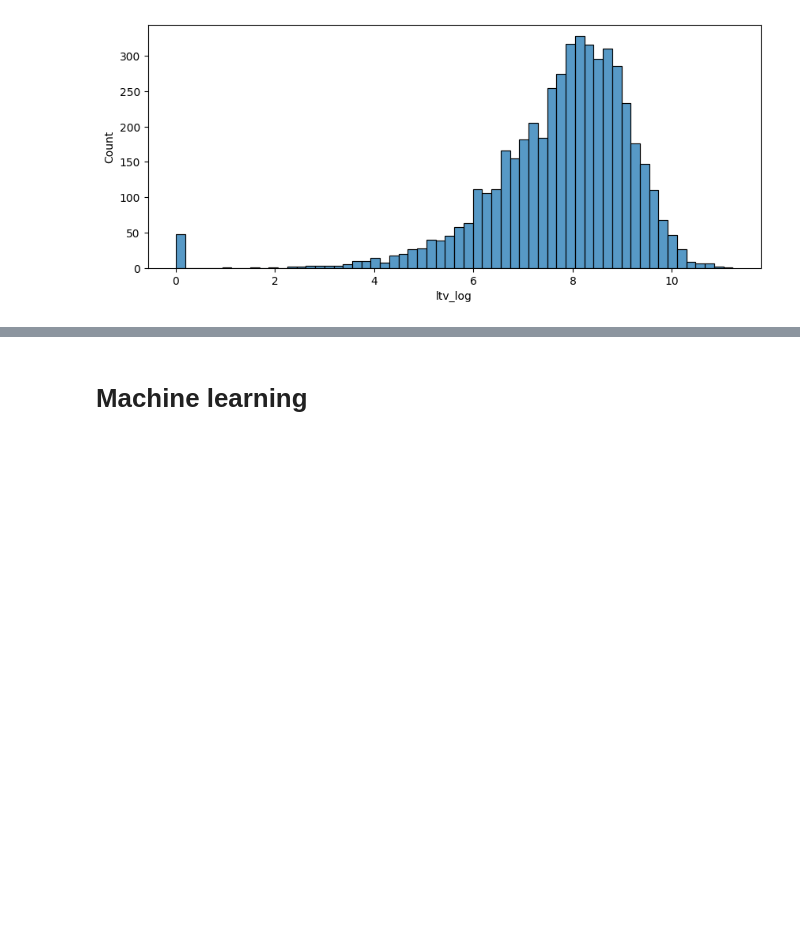
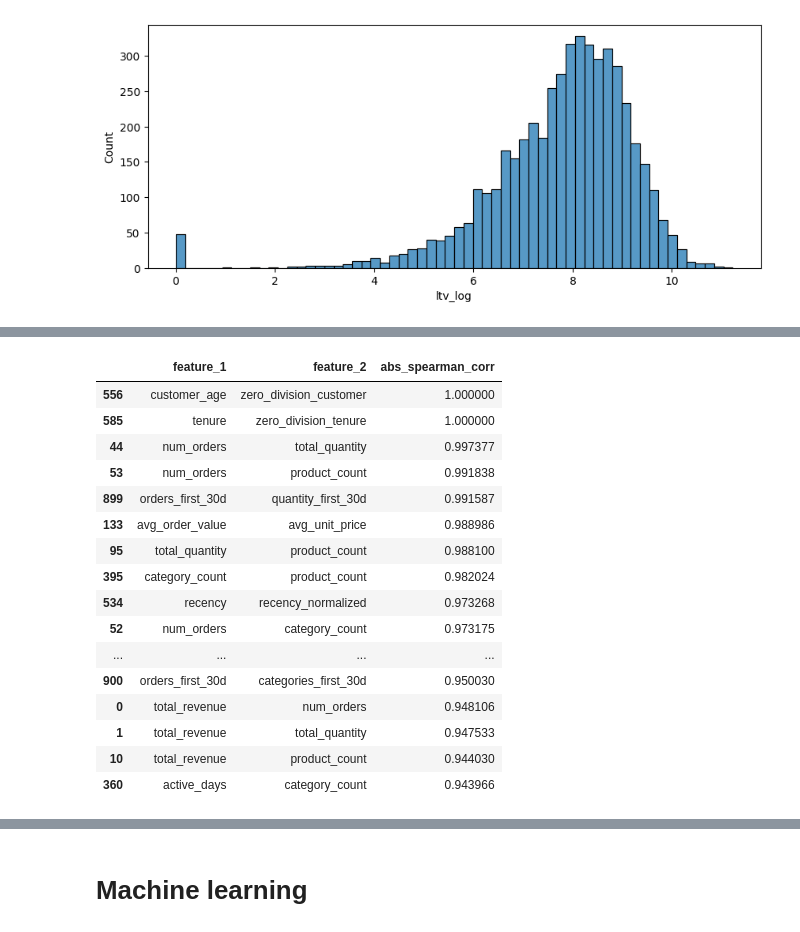
Before and after one commit to arlinrus/vkr, a Jupyter notebook: diplom.ipynb, the cells around one changed output, grey strips where cells are left out. Cells and saved outputs as stored; diff of their text form; code cells hidden in the pictures; blank space fills up the shorter version.

```diff
--- a/diplom.ipynb
+++ b/diplom.ipynb
@@ -588,0 +588,28 @@ for col in num_cols:
+# %%
+corr_matrix = data[numeric_features].corr(method='spearman').abs()
+upper = corr_matrix.where(np.triu(np.ones(corr_matrix.shape), k=1).astype(bool))
+high_corr_pairs = (
+    upper.stack()
+    .reset_index()
+    .rename(columns={'level_0': 'feature_1', 'level_1': 'feature_2', 0: 'abs_spearman_corr'})
+    .sort_values('abs_spearman_corr', ascending=False)
+)
+high_corr_pairs.head(25)
+# %% [output]
+|  | feature_1 | feature_2 | abs_spearman_corr |
+| 556 | customer_age | zero_division_customer | 1.000000 |
+| 585 | tenure | zero_division_tenure | 1.000000 |
+| 44 | num_orders | total_quantity | 0.997377 |
+| 53 | num_orders | product_count | 0.991838 |
+| 899 | orders_first_30d | quantity_first_30d | 0.991587 |
+| 133 | avg_order_value | avg_unit_price | 0.988986 |
+| 95 | total_quantity | product_count | 0.988100 |
+| 395 | category_count | product_count | 0.982024 |
+| 534 | recency | recency_normalized | 0.973268 |
+| 52 | num_orders | category_count | 0.973175 |
+| ... | ... | ... | ... |
+| 900 | orders_first_30d | categories_first_30d | 0.950030 |
+| 0 | total_revenue | num_orders | 0.948106 |
+| 1 | total_revenue | total_quantity | 0.947533 |
+| 10 | total_revenue | product_count | 0.944030 |
+| 360 | active_days | category_count | 0.943966 |
```
Also changed, not shown: parts of 18 cells of this notebook.
